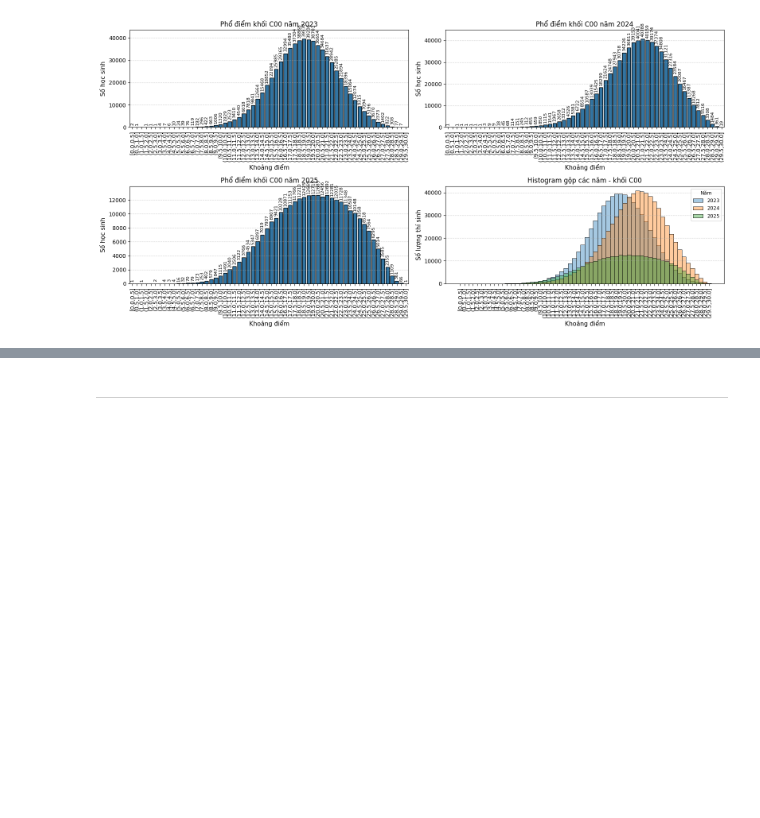
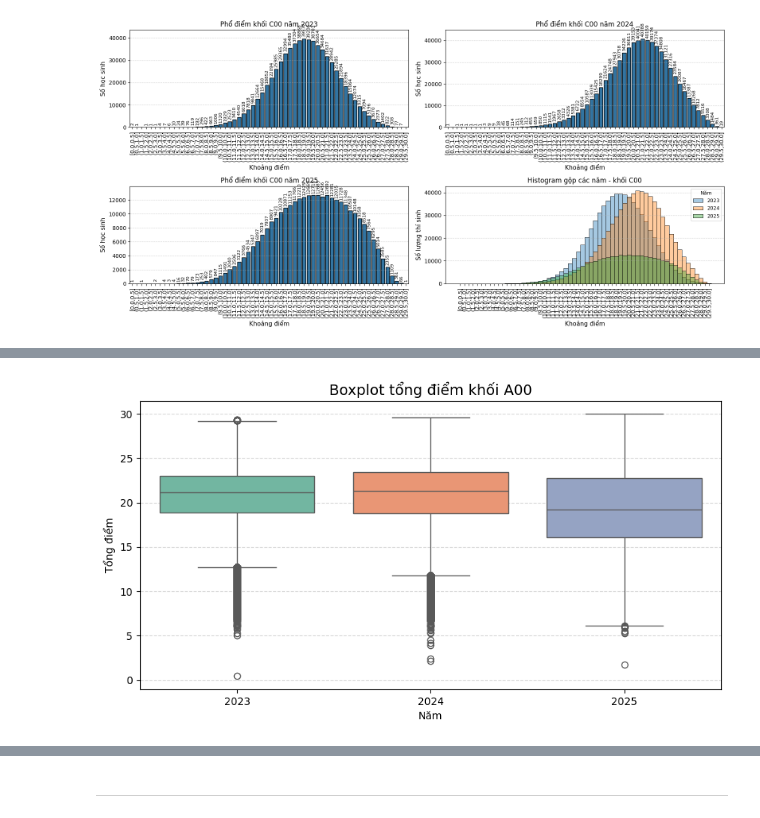
Before and after one commit to tano-dev/Vietnam-National-Exam-Score-Analysis-and-Forecasting, a Jupyter notebook: Notebook/EDA.ipynb, the cells around one changed output, grey strips where cells are left out. Saved outputs shown, nothing was run; the diff lists cells and outputs as text; code cells hidden in the pictures; blank space fills up the shorter version.

Commit message:
EDA: finished Block visualizer

```diff
--- a/Notebook/EDA.ipynb
+++ b/Notebook/EDA.ipynb
@@ -960,0 +1074,81 @@ for blk in blocks_selected:
+# %%
+# # Kế hoạch EDA cụ thể cho bộ dữ liệu thi THPTQG 2023–2025
+# Theo khối thi (Block_Data):
+# – Sử dụng tổng điểm các khối cơ bản (A00, B00, D01, C00, . . . ):
+# * Vẽ boxplot tổng điểm từng khối qua 3 năm + bảng thống kê mean/median/std/%>=15/%>=24.
+
+
+def visualize_block_boxplot_and_stats(block_code: str):
+    """
+    Vẽ Boxplot so sánh phân phối tổng điểm theo năm
+    và in ra bảng thống kê mean/median/std/%>=15/%>=24 cho khối thi.
+
+    - Dùng distribution để vẽ & tính %>=15, %>=24.
+    - Dùng analysis để lấy các thống kê mean/median/std (min/max nếu cần).
+    """
+    print(f"📌 [Boxplot + Stats] Đang xử lý khối: {block_code}")
+
+    # 1. Lấy dữ liệu tần suất từ Analysis (bản distribution)
+    df_agg = clean_data.get_block_data(block=block_code, kind="distribution")
+
+    if df_agg.empty:
+        print(f"⚠ Không có dữ liệu cho khối {block_code}")
+        return
+
+    # 2. Tái tạo dữ liệu thô từ tần suất
+    raw = []
+    for year in sorted(df_agg["nam_hoc"].unique()):
+        df_y = df_agg[df_agg["nam_hoc"] == year]
+        scores = np.repeat(
+            df_y["tong_diem"].values,
+            df_y["so_hoc_sinh"].values.astype(int)
+        )
+        raw.append(pd.DataFrame({"nam_hoc": year, "diem": scores}))
+
+    full_df = pd.concat(raw, ignore_index=True)
+
+    # 3. Lấy dữ liệu phân tích (analysis) – đã có sẵn mean/median/mode/std/min/max
+    stats_raw = clean_data.get_block_data(block=block_code, kind="analysis")
+
+    # stats_raw hiện có dạng:
+    # nam_hoc | mean | median | mode | std | min | max
+    # → đưa nam_hoc lên làm index cho tiện tra cứu
+    stats_df = stats_raw.set_index("nam_hoc").copy()
+
+    # 4. Tính thêm tỷ lệ >=15 và >=24 dựa trên bảng distribution df_agg
+    for year in stats_df.index:
+        df_y = df_agg[df_agg["nam_hoc"] == year]
+        total = df_y["so_hoc_sinh"].sum()
+        ge15 = df_y[df_y["tong_diem"] >= 15]["so_hoc_sinh"].sum()
+        ge24 = df_y[df_y["tong_diem"] >= 24]["so_hoc_sinh"].sum()
+
+        stats_df.loc[year, "pct_ge15"] = ge15 / total * 100 if total > 0 else 0
+        stats_df.loc[year, "pct_ge24"] = ge24 / total * 100 if total > 0 else 0
+        stats_df.loc[year, "pct_ge15"] = round(stats_df.loc[year, "pct_ge15"], 2)
+        stats_df.loc[year, "pct_ge24"] = round(stats_df.loc[year, "pct_ge24"], 2)
+    # ----- BOXPLOT -----
+    plt.figure(figsize=(10, 5))
+    sns.boxplot(
+        data=full_df,
+        x="nam_hoc",
+        y="diem",
+        hue="nam_hoc",        # thêm hue → không bị warning
+        dodge=False,          # tránh vẽ 2 box trùng
+        palette="Set2",
+        vert = True,
+    )
+    plt.title(f"Boxplot tổng điểm khối {block_code}", fontsize=14)
+    plt.xlabel("Năm")
+    plt.ylabel("Tổng điểm")
+    plt.grid(axis="y", linestyle="--", alpha=0.5)
+    # Bỏ duplicate legend
+    plt.legend().remove()
+    plt.show()
+    # ----- BẢNG THỐNG KÊ -----
+    print("\n📊 Bảng thống kê mô tả:")
+    display(stats_df[["mean", "median", "std", "pct_ge15", "pct_ge24"]])
+    print("-" * 60)
+# Chạy Boxplot + Stats cho từng khối đã chọn
+for blk in blocks_selected:
+    visualize_block_boxplot_and_stats(blk)
+# %% [output]
@@ -960,0 +1156 @@ for blk in blocks_selected:
+[figure, added]
```
Also changed, not shown: parts of 7 cells of this notebook.
